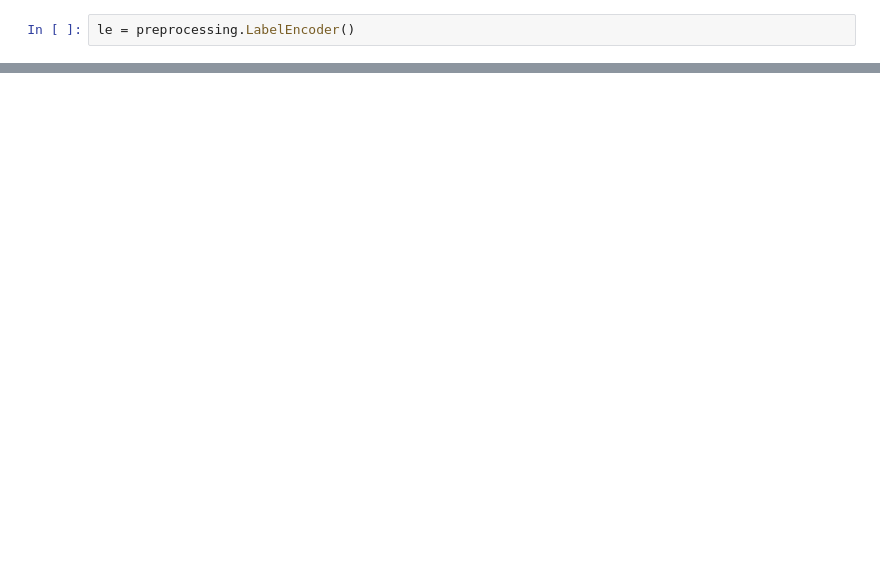
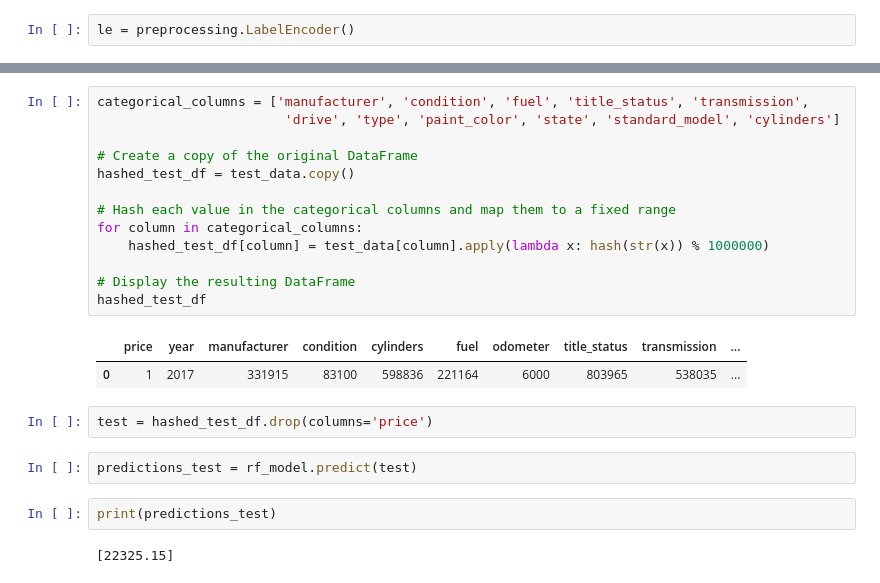
Before and after one commit to brown016340/Project---4, a Jupyter notebook: working.ipynb, the cells around one changed output, grey strips where cells are left out. Cells and saved outputs as stored; diff of their text form; blank space fills up the shorter version.

```diff
--- a/working.ipynb
+++ b/working.ipynb
@@ -182,0 +163,24 @@ comparison_df.to_csv('E:/Data analytics bootcamp/Challenges/final/data/predict.c
+# %%
+categorical_columns = ['manufacturer', 'condition', 'fuel', 'title_status', 'transmission',
+                        'drive', 'type', 'paint_color', 'state', 'standard_model', 'cylinders']
+
+# Create a copy of the original DataFrame
+hashed_test_df = test_data.copy()
+
+# Hash each value in the categorical columns and map them to a fixed range
+for column in categorical_columns:
+    hashed_test_df[column] = test_data[column].apply(lambda x: hash(str(x)) % 1000000)
+
+# Display the resulting DataFrame
+hashed_test_df
+# %% [output]
+|  | price | year | manufacturer | condition | cylinders | fuel | odometer | title_status | transmission | ... |
+| 0 | 1 | 2017 | 331915 | 83100 | 598836 | 221164 | 6000 | 803965 | 538035 | ... |
+# %%
+test = hashed_test_df.drop(columns='price')
+# %%
+predictions_test = rf_model.predict(test)
+# %%
+print(predictions_test)
+# %% [output]
+[22325.15]
```
Also changed, not shown: parts of 30 cells of this notebook, 1 other file.
